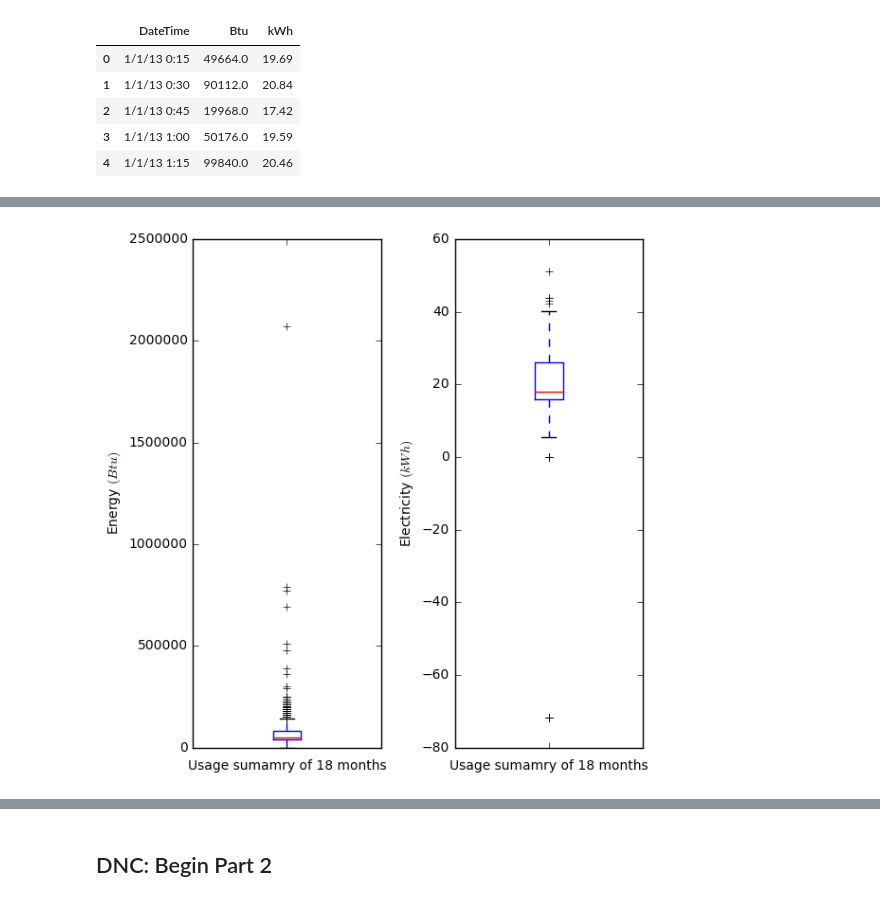
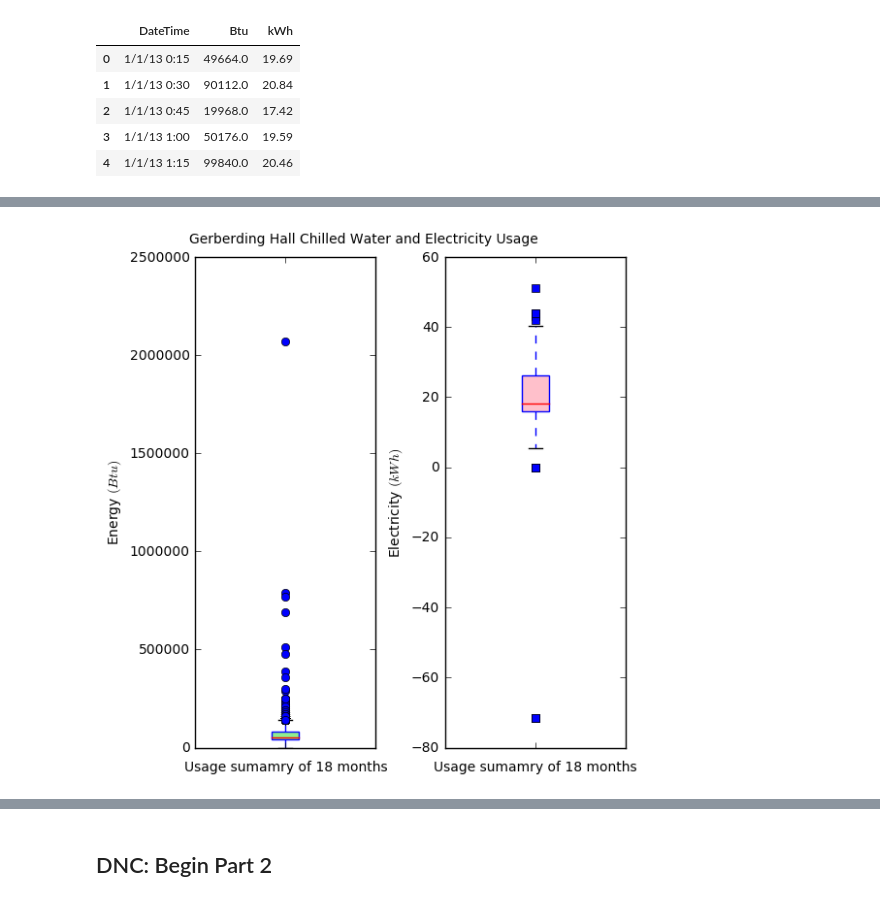
Before and after one commit to wfqethan/dsmcer-hw-3, a Jupyter notebook: HW3-Wang-Fangqi.ipynb, the cells around one changed output, grey strips where cells are left out. Cells and saved outputs as stored; diff of their text form; code cells hidden in the pictures.

```diff
--- a/HW3-Wang-Fangqi.ipynb
+++ b/HW3-Wang-Fangqi.ipynb
@@ -130,11 +138,26 @@ energy_data.head()
 # %%
 fig, axes = plt.subplots(nrows=1, ncols=2, figsize=(6,6))
-box1 = axes[0].boxplot(energy_data['Btu'],labels=[''])
-box2 = axes[1].boxplot(energy_data['kWh'],labels=[''])
+# plot the 1st box plot
+box1 = axes[0].boxplot(energy_data['Btu'],0,'o',labels=[''],patch_artist=True)
+# plot the 2nd box plot
+box2 = axes[1].boxplot(energy_data['kWh'],0,'rs',labels=[''],patch_artist=True)
+# change labels for the 1st box plot
 axes[0].set_xlabel('Usage sumamry of 18 months')
 axes[0].set_ylabel('Energy $(Btu)$')
+# change labels for the 2nd box plot
 axes[1].set_xlabel('Usage sumamry of 18 months')
 axes[1].set_ylabel('Electricity $(kWh)$')
-fig.tight_layout()
+# add a title for both plots
+fig.suptitle('Gerberding Hall Chilled Water and Electricity Usage' )
+# change padding between plots
+fig.tight_layout(pad=2.2, w_pad=0.6, h_pad=1)
+# change color for the 1st box plot
+colors = ['lightgreen']
+for patch, color in zip(box1['boxes'], colors):
+    patch.set_facecolor(color)
+# change color for the second box plot
+    colors = ['pink']
+for patch, color in zip(box2['boxes'], colors):
+    patch.set_facecolor(color)
 # %% [output]
-[figure, old version]
+[figure, new version]
```
Also changed, not shown: parts of 4 cells of this notebook.
